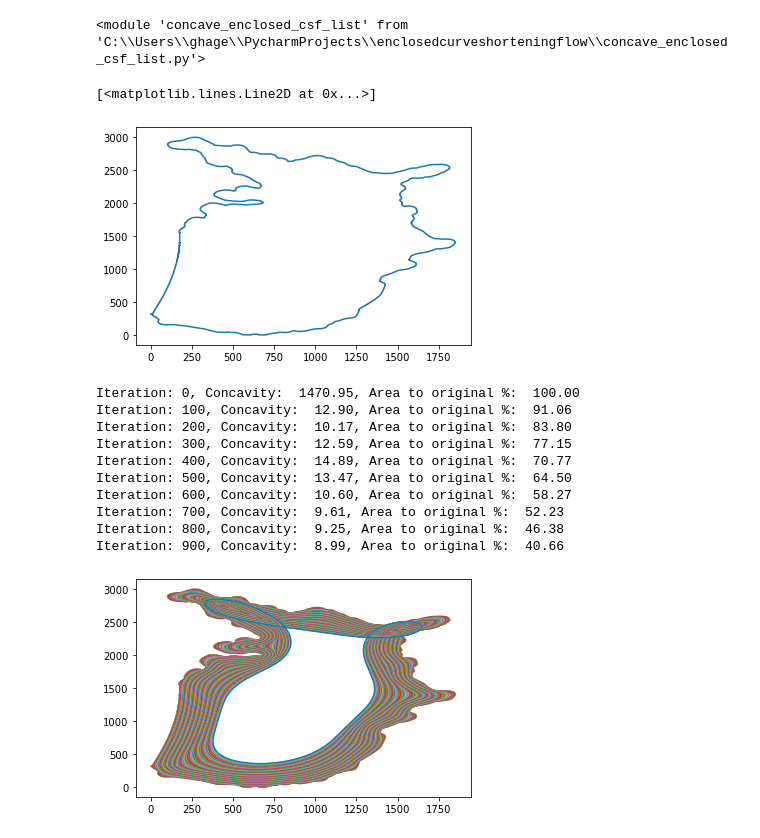
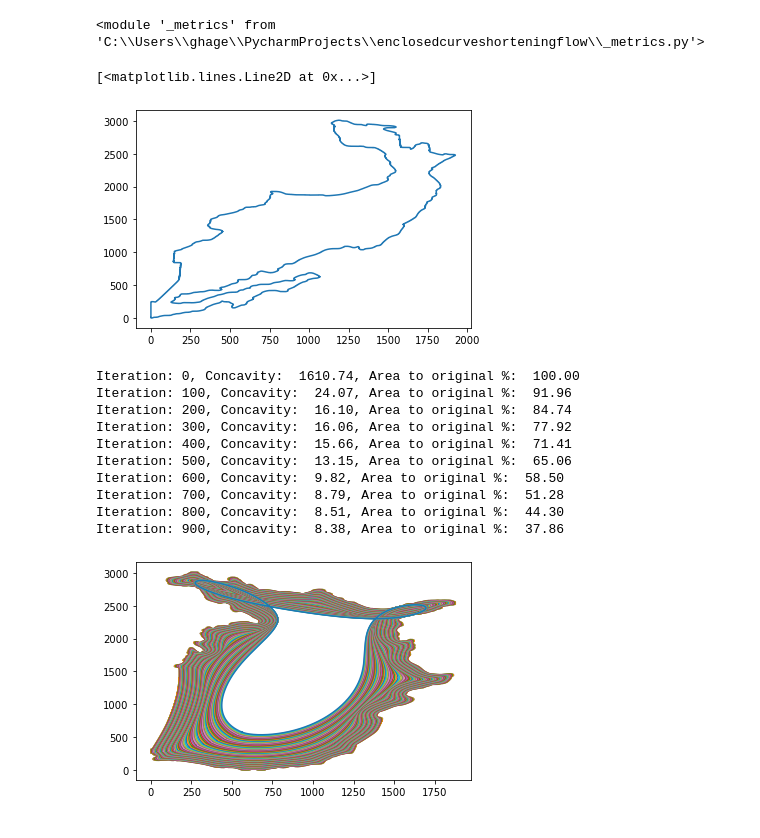
Before and after one commit to ghager93/convexcurveshortening, a Jupyter notebook: oop_test.ipynb, the cells around one changed output. Cells and saved outputs as stored; diff of their text form; code cells hidden in the pictures.

```diff
--- a/oop_test.ipynb
+++ b/oop_test.ipynb
@@ -10,18 +11,24 @@ import _scaling_functions
 # %%
 import importlib
 importlib.reload(concave_enclosed_csf_list)
+importlib.reload(_metrics)
 # %% [output]
-<module 'concave_enclosed_csf_list' from 'C:\\Users\\ghage\\PycharmProjects\\enclosedcurveshorteningflow\\concave_enclosed_csf_list.py'>
+<module '_metrics' from 'C:\\Users\\ghage\\PycharmProjects\\enclosedcurveshorteningflow\\_metrics.py'>
 # %%
-im = _image_processing.load_image(r"C:/Users/ghage/PycharmProjects/morphoscale/lib/polygon_test_shapes/heart.bmp")
+# im = _image_processing.load_image(r"C:/Users/ghage/PycharmProjects/morphoscale/lib/polygon_test_shapes/heart.bmp")
+# im = _image_processing.load_image(
+#     r"C:/Users/ghage/PycharmProjects/enclosedcurveshorteningflow/lib/silhouettes/opened/united-states-silhouette.jpg")
+# im = _image_processing.load_image(
+#     r"C:/Users/ghage/PycharmProjects/enclosedcurveshorteningflow/lib/silhouettes/geographic/united-states-silhouette.jpg")
 im = _image_processing.load_image(
-    r"C:/Users/ghage/PycharmProjects/enclosedcurveshorteningflow/lib/silhouettes/opened/united-states-silhouette.jpg")
-im = _image_processing.smooth_image(im, 10)
+    r"C:/Users/ghage/PycharmProjects/enclosedcurveshorteningflow/lib/silhouettes/geographic/mexico-silhouette.jpg")
+im = np.pad(im, )
+im = _image_processing.smooth_image(im, 1)
 curve = _image_curve.ImageCurve(im).curve()
 plt.plot(*curve.transpose())
 # %% [output]
 [<matplotlib.lines.Line2D at 0x...>]
-[figure, old version]
+[figure, new version]
 # %%
 curve_obj = concave_enclosed_csf_list.ConcaveEnclosedCSFList(curve,
                                                              max_iterations=1000,
@@ -30,18 +37,18 @@ curve_obj = concave_enclosed_csf_list.ConcaveEnclosedCSFList(curve,
 # %%
 curve_obj.run()
 # %% [output]
-Iteration: 0, Concavity:  1470.95, Area to original %:  100.00
-Iteration: 100, Concavity:  12.90, Area to original %:  91.06
-Iteration: 200, Concavity:  10.17, Area to original %:  83.80
-Iteration: 300, Concavity:  12.59, Area to original %:  77.15
-Iteration: 400, Concavity:  14.89, Area to original %:  70.77
-Iteration: 500, Concavity:  13.47, Area to original %:  64.50
-Iteration: 600, Concavity:  10.60, Area to original %:  58.27
-Iteration: 700, Concavity:  9.61, Area to original %:  52.23
-Iteration: 800, Concavity:  9.25, Area to original %:  46.38
-Iteration: 900, Concavity:  8.99, Area to original %:  40.66
+Iteration: 0, Concavity:  1610.74, Area to original %:  100.00
+Iteration: 100, Concavity:  24.07, Area to original %:  91.96
+Iteration: 200, Concavity:  16.10, Area to original %:  84.74
+Iteration: 300, Concavity:  16.06, Area to original %:  77.92
+Iteration: 400, Concavity:  15.66, Area to original %:  71.41
+Iteration: 500, Concavity:  13.15, Area to original %:  65.06
+Iteration: 600, Concavity:  9.82, Area to original %:  58.50
+Iteration: 700, Concavity:  8.79, Area to original %:  51.28
+Iteration: 800, Concavity:  8.51, Area to original %:  44.30
+Iteration: 900, Concavity:  8.38, Area to original %:  37.86
 # %%
 _ =[plt.plot(*curve.transpose()) for curve in curve_obj.curves]
 # %% [output]
-[figure, old version]
+[figure, new version]
 # %%
```
Also changed, not shown: parts of 9 cells of this notebook, 5 other files.
